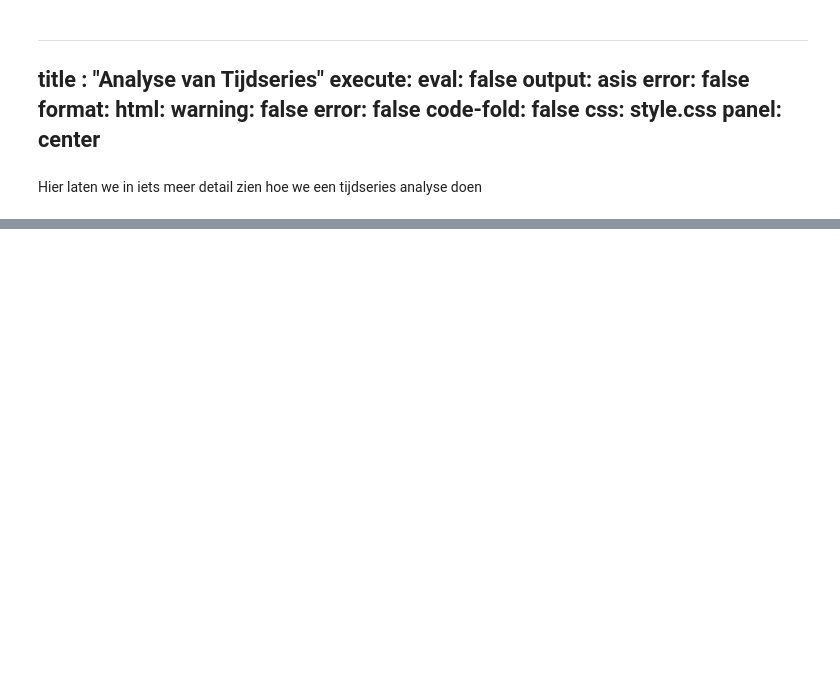
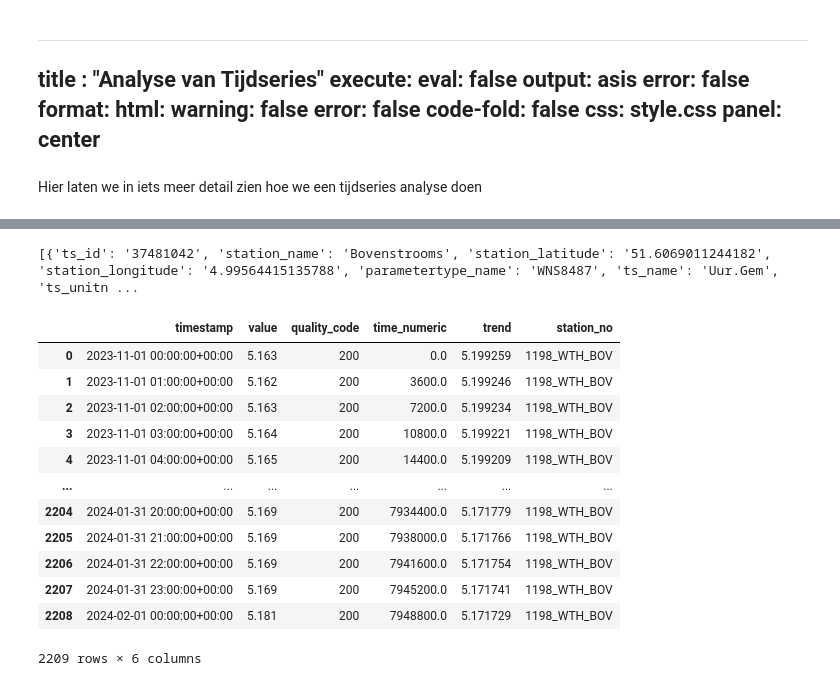
Before and after one commit to delta-agents/talk-with-wiski, a Jupyter notebook: docs/examples/notebooks/analyse_timeseries_futher_examples.ipynb, the cells around one changed output, grey strips where cells are left out. Saved outputs shown, nothing was run; the diff lists cells and outputs as text; code cells hidden in the pictures; blank space fills up the shorter version.

Commit message:
add quality code output to getTimeseriesValues

```diff
--- a/docs/examples/notebooks/analyse_timeseries_futher_examples.ipynb
+++ b/docs/examples/notebooks/analyse_timeseries_futher_examples.ipynb
@@ -119,5 +134,5 @@ print(out_thresholds.model_dump())
 # %%
-# maak hier nu een plotly fig van
+## maak hier nu een plotly fig van
 
 # maak een df van de bovenstaande gebruikte data
 from talk_with_wiski.models import GetTimeseriesValuesInput
@@ -133,14 +148,15 @@ get_timeseries_input = GetTimeseriesValuesInput(
     period="P3M",
     max_number_of_tsids_to_retrieve=20,
     max_number_of_values_per_tsid=1000000,
+    include_quality_codes=True,
 )
 out_timeseries_values = await get_timeseries_values(ctx, get_timeseries_input)
 # maak hier een dataframe van
 data = out_timeseries_values.model_dump()
 
 records = [
-    {"timestamp": timestamp, "value": value}
-    for timestamp, value in data["timeseries_values_list"][0]["data"]
+    {"timestamp": timestamp, "value": value, "quality_code": quality_code}
+    for timestamp, value, quality_code in data["timeseries_values_list"][0]["data"]
 ]
 
 df = pd.DataFrame(records)
@@ -200,3 +216,21 @@ fig.add_annotation(
 )
 
 fig.show()
+# %% [output]
+[{'ts_id': '37481042', 'station_name': 'Bovenstrooms', 'station_latitude': '51.6069011244182', 'station_longitude': '4.99564415135788', 'parametertype_name': 'WNS8487', 'ts_name': 'Uur.Gem', 'ts_unitn ...
+# %%
+df
+# %% [output]
+|  | timestamp | value | quality_code | time_numeric | trend | station_no |
+| 0 | 2023-11-01 00:00:00+00:00 | 5.163 | 200 | 0.0 | 5.199259 | 1198_WTH_BOV |
+| 1 | 2023-11-01 01:00:00+00:00 | 5.162 | 200 | 3600.0 | 5.199246 | 1198_WTH_BOV |
+| 2 | 2023-11-01 02:00:00+00:00 | 5.163 | 200 | 7200.0 | 5.199234 | 1198_WTH_BOV |
+| 3 | 2023-11-01 03:00:00+00:00 | 5.164 | 200 | 10800.0 | 5.199221 | 1198_WTH_BOV |
+| 4 | 2023-11-01 04:00:00+00:00 | 5.165 | 200 | 14400.0 | 5.199209 | 1198_WTH_BOV |
+| ... | ... | ... | ... | ... | ... | ... |
+| 2204 | 2024-01-31 20:00:00+00:00 | 5.169 | 200 | 7934400.0 | 5.171779 | 1198_WTH_BOV |
+| 2205 | 2024-01-31 21:00:00+00:00 | 5.169 | 200 | 7938000.0 | 5.171766 | 1198_WTH_BOV |
+| 2206 | 2024-01-31 22:00:00+00:00 | 5.169 | 200 | 7941600.0 | 5.171754 | 1198_WTH_BOV |
+| 2207 | 2024-01-31 23:00:00+00:00 | 5.169 | 200 | 7945200.0 | 5.171741 | 1198_WTH_BOV |
+| 2208 | 2024-02-01 00:00:00+00:00 | 5.181 | 200 | 7948800.0 | 5.171729 | 1198_WTH_BOV |
+2209 rows × 6 columns
```
Also changed, not shown: parts of 5 cells of this notebook, 6 other files.
